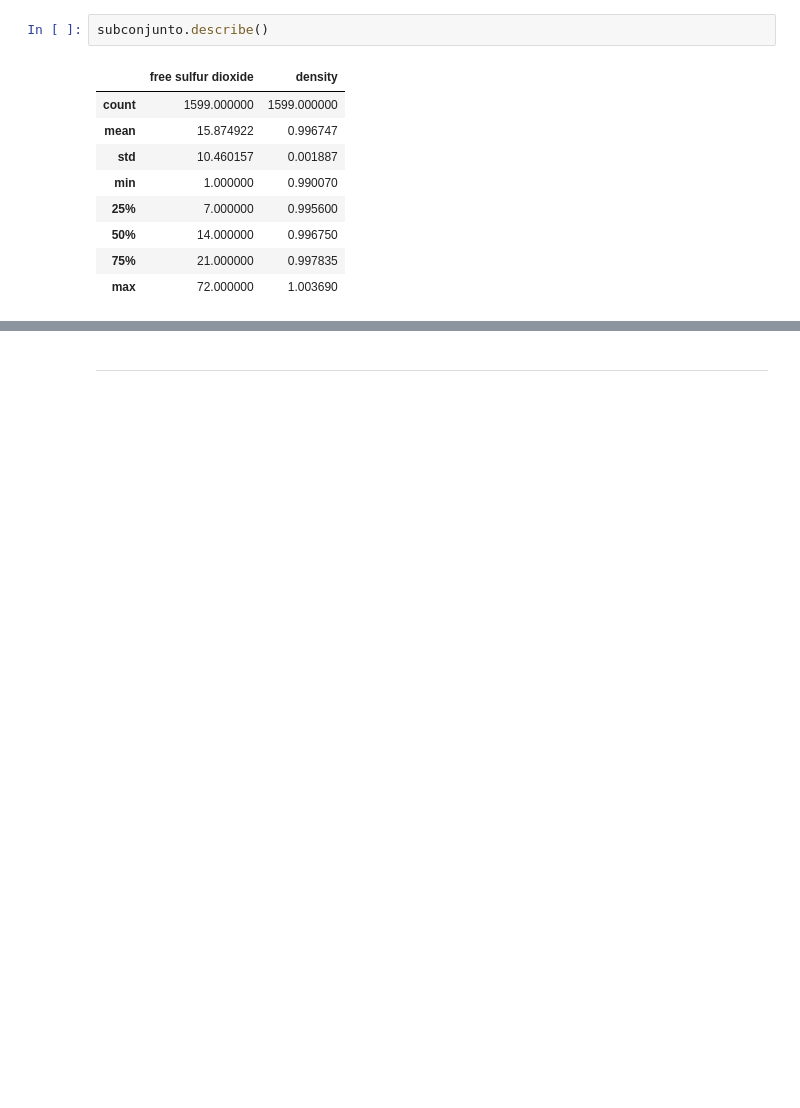
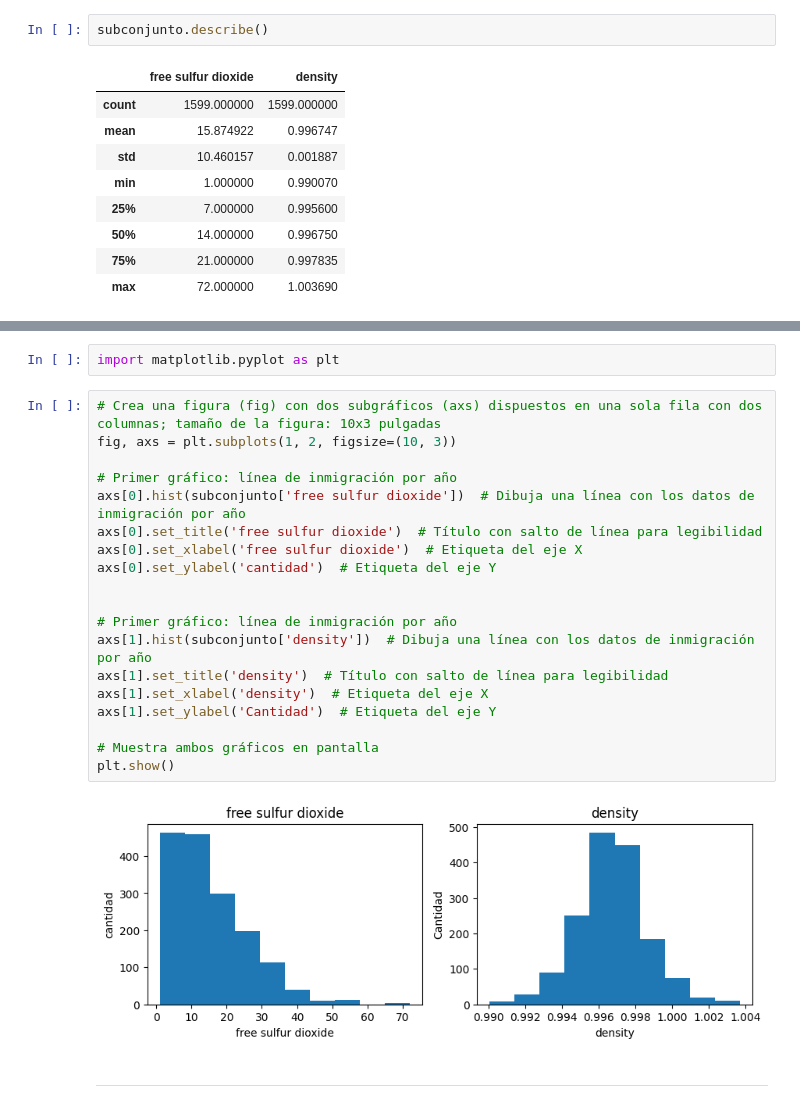
Before and after one commit to laurasculmav-maker/SISTEMAS-AVANZADOS-DE-PRODUCCION-CON-PYTHON-LUNES-Y-JUEVES-, a Jupyter notebook: Culma_Laura_Riscanevo_Yeraldin_ipynb.ipynb, the cells around one changed output, grey strips where cells are left out. Cells and saved outputs as stored; diff of their text form; blank space fills up the shorter version.

```diff
--- a/Culma_Laura_Riscanevo_Yeraldin_ipynb.ipynb
+++ b/Culma_Laura_Riscanevo_Yeraldin_ipynb.ipynb
@@ -1316,2 +1334,25 @@ subconjunto.describe()
+# %%
+import matplotlib.pyplot as plt
+# %%
+# Crea una figura (fig) con dos subgráficos (axs) dispuestos en una sola fila con dos columnas; tamaño de la figura: 10x3 pulgadas
+fig, axs = plt.subplots(1, 2, figsize=(10, 3))
+
+# Primer gráfico: línea de inmigración por año
+axs[0].hist(subconjunto['free sulfur dioxide'])  # Dibuja una línea con los datos de inmigración por año
+axs[0].set_title('free sulfur dioxide')  # Título con salto de línea para legibilidad
+axs[0].set_xlabel('free sulfur dioxide')  # Etiqueta del eje X
+axs[0].set_ylabel('cantidad')  # Etiqueta del eje Y
+
+
+# Primer gráfico: línea de inmigración por año
+axs[1].hist(subconjunto['density'])  # Dibuja una línea con los datos de inmigración por año
+axs[1].set_title('density')  # Título con salto de línea para legibilidad
+axs[1].set_xlabel('density')  # Etiqueta del eje X
+axs[1].set_ylabel('Cantidad')  # Etiqueta del eje Y
+
+# Muestra ambos gráficos en pantalla
+plt.show()
+# %% [output]
+[figure, added]
 # %% [markdown]
 ---
```
Also changed, not shown: parts of 1 cell of this notebook.
